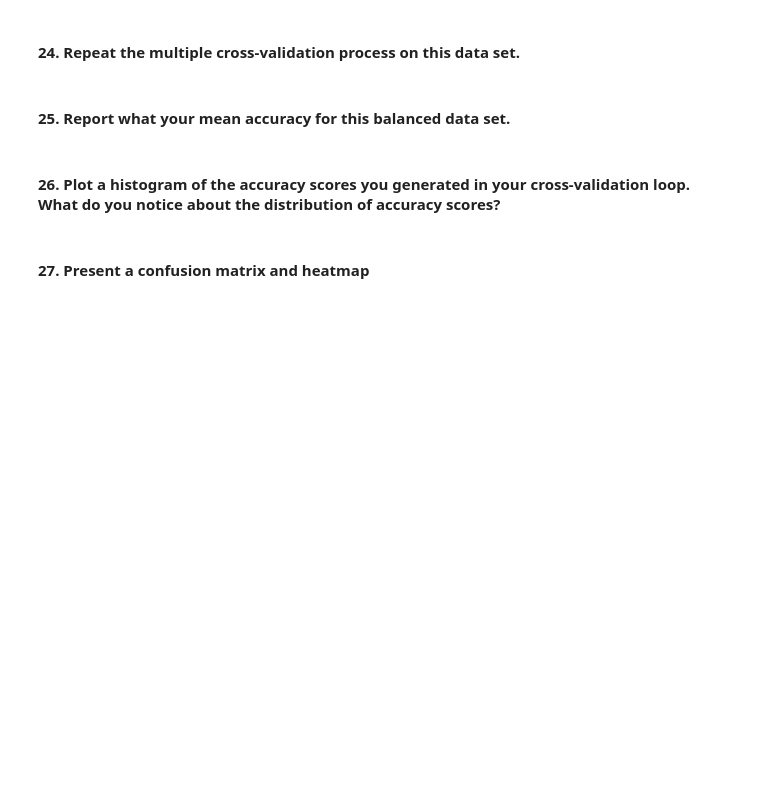
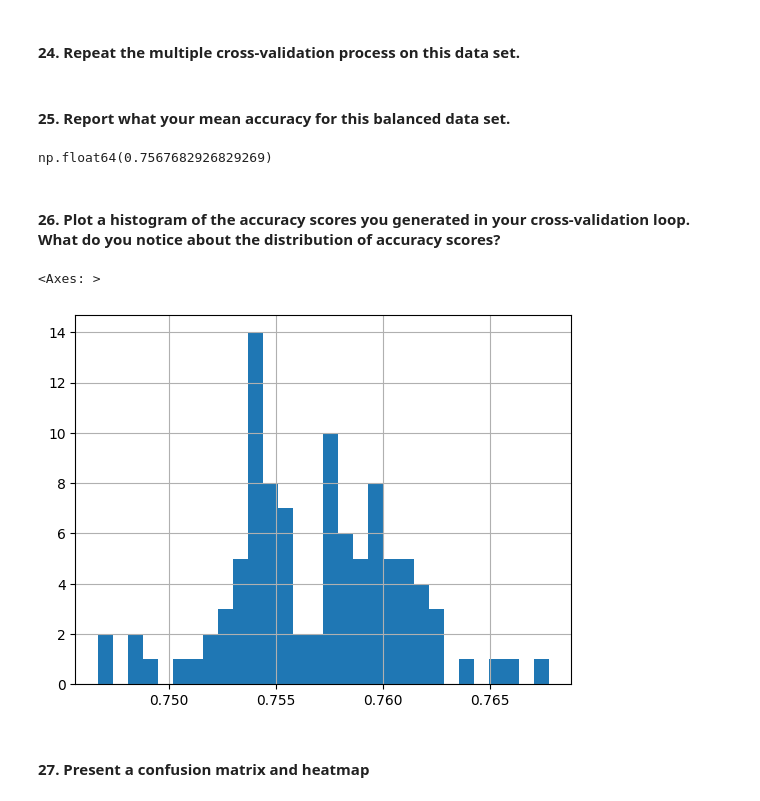
Before and after one commit to cnmi-ds-22/tanickell___Data-Science-Portfolio-C22, a Jupyter notebook: Modules/Module_1_Intro_to_DS_and_Naive_Bayes/Projects/Instructions/Project.1-Transactions/Project.1-Pass-06.ipynb, the cells around one changed output. Cells and saved outputs as stored; diff of their text form; code cells hidden in the pictures; blank space fills up the shorter version.

```diff
--- a/Modules/Module_1_Intro_to_DS_and_Naive_Bayes/Projects/Instructions/Project.1-Transactions/Project.1-Pass-06.ipynb
+++ b/Modules/Module_1_Intro_to_DS_and_Naive_Bayes/Projects/Instructions/Project.1-Transactions/Project.1-Pass-06.ipynb
@@ -777,0 +900,3 @@ The training data is very skewed towards non-successful transactions (about 90%
+# %%
+df = df_bak3.copy()
+df
@@ -777,0 +917,4 @@ The training data is very skewed towards non-successful transactions (about 90%
+# %%
+# make target and features again
+target   = df[ target_col ].copy()
+features = df.drop( columns = [target_col] ).copy()
@@ -778,4 +962,36 @@ The training data is very skewed towards non-successful transactions (about 90%
 # %% [markdown]
 #### 24. Repeat the multiple cross-validation process on this data set.
+# %%
+loop_count = 100 # reset the loop count for this loop
+# %%
+# Multiple CV loop
+
+# Create array to hold results (accuracies)
+n = loop_count
+accuracies_balanced = np.zeros(n)
+
+# Multiple CV loop
+for i in range(n):
+
+  # Train Test Split
+  X_train, X_test, y_train, y_test = train_test_split( features, target, test_size = 0.25 )
+
+  # Create an empty GNB model
+  modelGNB = GaussianNB()
+
+  # Train ( fit ) the model
+  modelGNB.fit(X_train, y_train)
+
+  # Make predictions using the model
+  y_pred = modelGNB.predict(X_test)
+
+  # Calculate the accuracy and save to array
+  accuracies_balanced[i] = metrics.accuracy_score(y_test, y_pred)
 # %% [markdown]
 #### 25. Report what your mean accuracy for this balanced data set.
+# %%
+# Calculate mean of results
+mean_accuracy_balanced = accuracies_balanced.mean()
+mean_accuracy_balanced
+# %% [output]
+np.float64(0.7567682926829269)
@@ -782,4 +1005,10 @@ The training data is very skewed towards non-successful transactions (about 90%
 # %% [markdown]
 #### 26. Plot a histogram of the accuracy scores you generated in your cross-validation loop. What do you notice about the distribution of accuracy scores?
+# %%
+# Display a histogram of the results
+pd.Series(accuracies_balanced).hist(bins = 30)
+# %% [output]
+<Axes: >
+[figure, added]
 # %% [markdown]
 #### 27. Present a confusion matrix and heatmap
```
Also changed, not shown: parts of 38 cells of this notebook.
